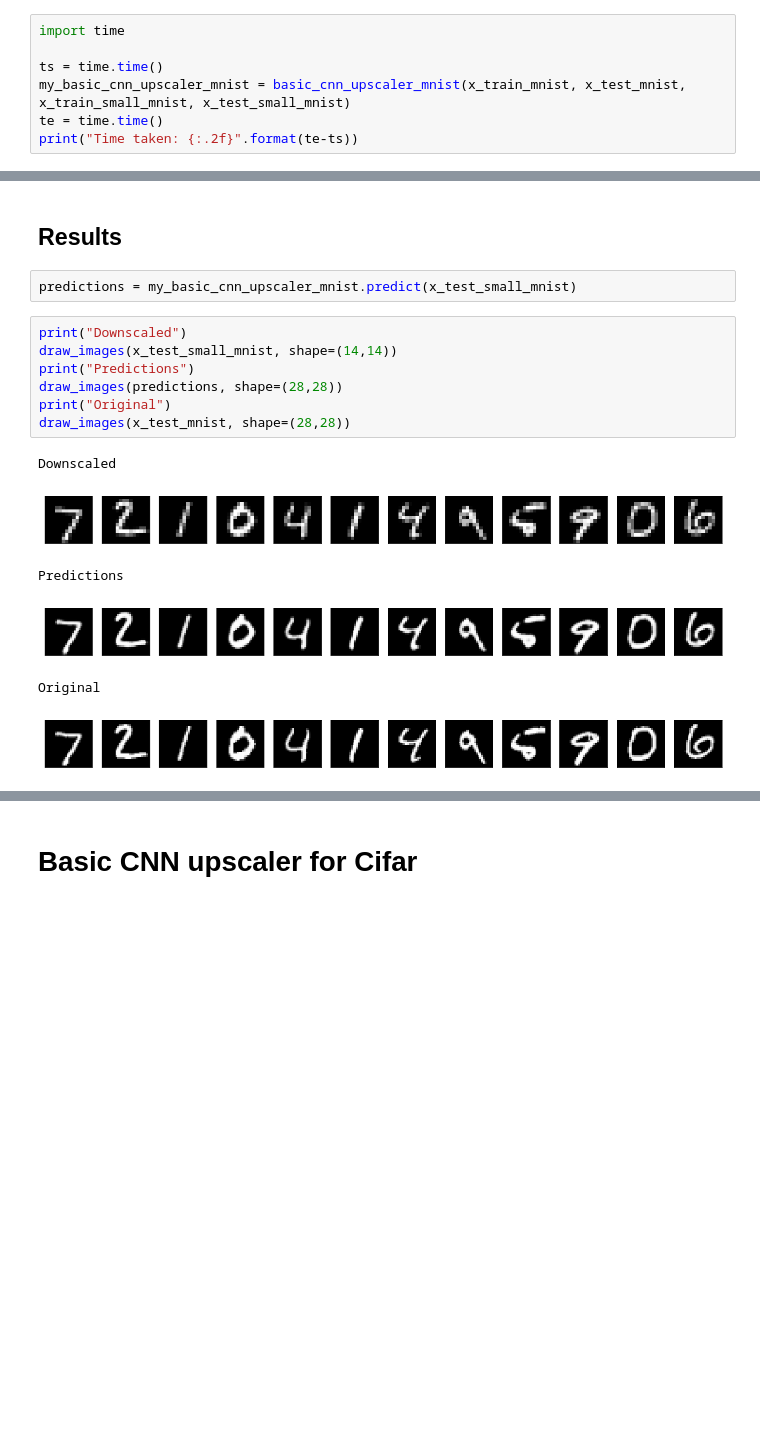
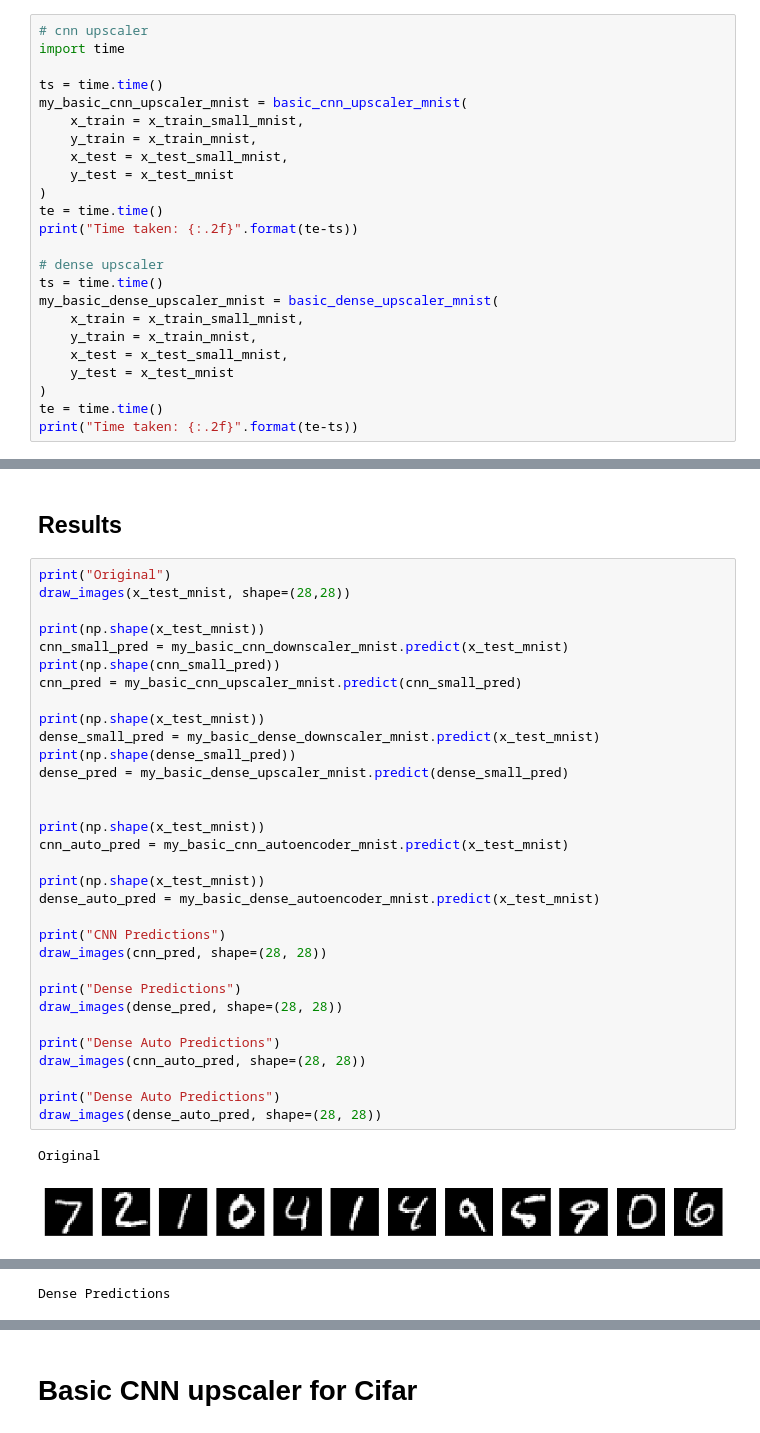
Before and after one commit to several27/COMP6208-AutoEncoder, a Jupyter notebook: mattochal/CNN_upscalers.ipynb, the cells around one changed output, grey strips where cells are left out. Cells and saved outputs as stored; diff of their text form; blank space fills up the shorter version.

```diff
--- a/mattochal/CNN_upscalers.ipynb
+++ b/mattochal/CNN_upscalers.ipynb
@@ -256,12 +327,29 @@ def basic_cnn_upscaler_mnist(x_train, x_test, x_train_downscaled, x_test_downsca
 # %% [markdown]
 ## Train
 # %%
+# cnn upscaler
 import time
 
 ts = time.time()
-my_basic_cnn_upscaler_mnist = basic_cnn_upscaler_mnist(x_train_mnist, x_test_mnist, x_train_small_mnist, x_test_small_mnist)
+my_basic_cnn_upscaler_mnist = basic_cnn_upscaler_mnist(
+    x_train = x_train_small_mnist,
+    y_train = x_train_mnist,
+    x_test = x_test_small_mnist,
+    y_test = x_test_mnist
+)
 te = time.time()
 print("Time taken: {:.2f}".format(te-ts))
+
+# dense upscaler
+ts = time.time()
+my_basic_dense_upscaler_mnist = basic_dense_upscaler_mnist(
+    x_train = x_train_small_mnist,
+    y_train = x_train_mnist,
+    x_test = x_test_small_mnist,
+    y_test = x_test_mnist
+)
+te = time.time()
+print("Time taken: {:.2f}".format(te-ts))
 # %% [output]
 _________________________________________________________________
 Layer (type)                 Output Shape              Param #
@@ -280,18 +453,37 @@ Time taken: 2.16
 # %% [markdown]
 ## Results
-# %%
-predictions = my_basic_cnn_upscaler_mnist.predict(x_test_small_mnist)
-# %%
-print("Downscaled")
-draw_images(x_test_small_mnist, shape=(14,14))
-print("Predictions")
-draw_images(predictions, shape=(28,28))
-print("Original")
-draw_images(x_test_mnist, shape=(28,28))
-# %% [output]
-Downscaled
-[figure, removed]
-Predictions
-[figure, removed]
-Original
-[figure, removed]
+# %%
+print("Original")
+draw_images(x_test_mnist, shape=(28,28))
+
+print(np.shape(x_test_mnist))
+cnn_small_pred = my_basic_cnn_downscaler_mnist.predict(x_test_mnist)
+print(np.shape(cnn_small_pred))
+cnn_pred = my_basic_cnn_upscaler_mnist.predict(cnn_small_pred)
+
+print(np.shape(x_test_mnist))
+dense_small_pred = my_basic_dense_downscaler_mnist.predict(x_test_mnist)
+print(np.shape(dense_small_pred))
+dense_pred = my_basic_dense_upscaler_mnist.predict(dense_small_pred)
+
+
+print(np.shape(x_test_mnist))
+cnn_auto_pred = my_basic_cnn_autoencoder_mnist.predict(x_test_mnist)
+
+print(np.shape(x_test_mnist))
+dense_auto_pred = my_basic_dense_autoencoder_mnist.predict(x_test_mnist)
+
+print("CNN Predictions")
+draw_images(cnn_pred, shape=(28, 28))
+
+print("Dense Predictions")
+draw_images(dense_pred, shape=(28, 28))
+
+print("Dense Auto Predictions")
+draw_images(cnn_auto_pred, shape=(28, 28))
+
+print("Dense Auto Predictions")
+draw_images(dense_auto_pred, shape=(28, 28))
+# %% [output]
+Original
+[figure, added]
@@ -297,0 +498 @@ Original
+Dense Predictions
```
Also changed, not shown: parts of 54 cells of this notebook, 4 other files.
